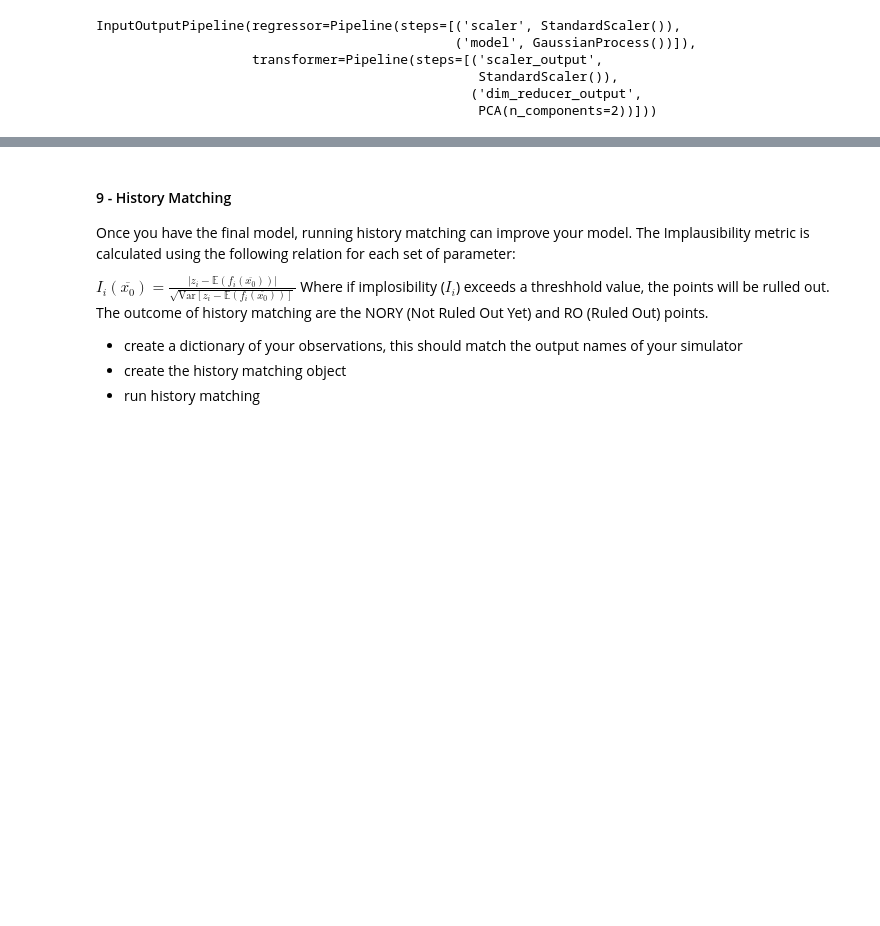
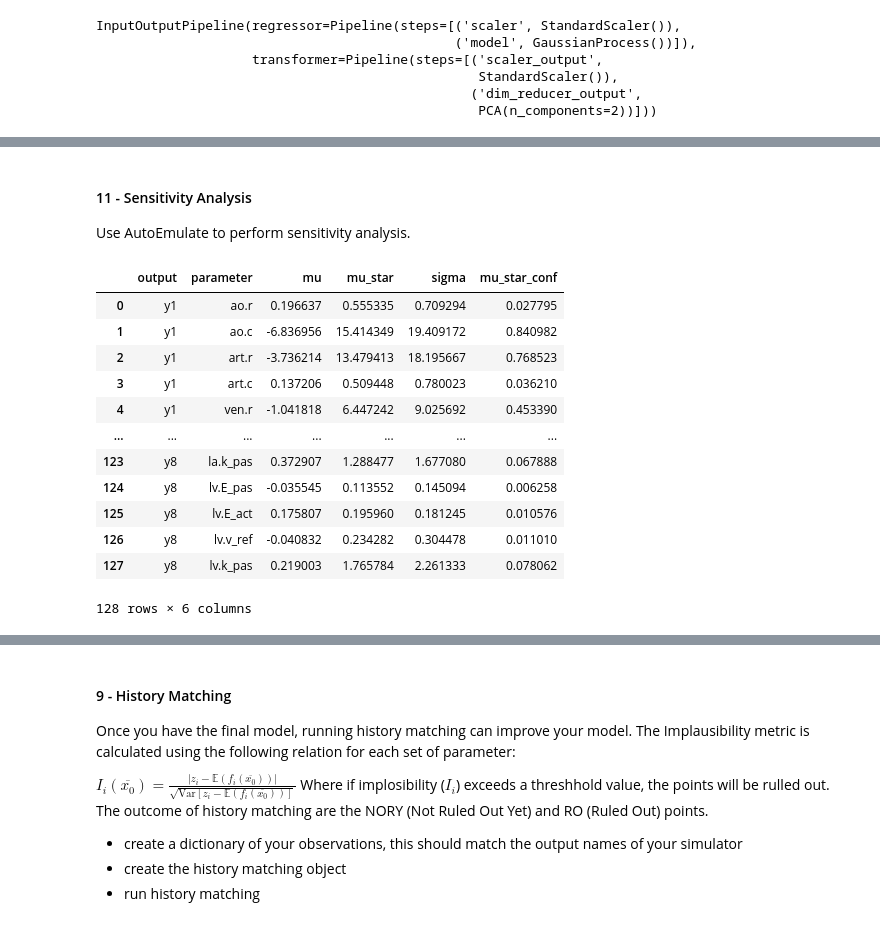
Before and after one commit to alan-turing-institute/autoemulate, a Jupyter notebook: docs/tutorials/07_AE_workflow.ipynb, the cells around one changed output, grey strips where cells are left out. Drawn from its saved outputs; the diff is of its cells as text; code cells hidden in the pictures; blank space fills up the shorter version.

```diff
--- a/docs/tutorials/07_AE_workflow.ipynb
+++ b/docs/tutorials/07_AE_workflow.ipynb
@@ -230,0 +217,3 @@ em.plot_eval(gp_final)
+# %% [markdown]
+#### 11 - Sensitivity Analysis
+Use AutoEmulate to perform sensitivity analysis.
@@ -230,0 +231,17 @@ em.plot_eval(gp_final)
+# %%
+si = em.sensitivity_analysis(problem=problem, method='morris')
+si
+# %% [output]
+|  | output | parameter | mu | mu_star | sigma | mu_star_conf |
+| 0 | y1 | ao.r | 0.196637 | 0.555335 | 0.709294 | 0.027795 |
+| 1 | y1 | ao.c | -6.836956 | 15.414349 | 19.409172 | 0.840982 |
+| 2 | y1 | art.r | -3.736214 | 13.479413 | 18.195667 | 0.768523 |
+| 3 | y1 | art.c | 0.137206 | 0.509448 | 0.780023 | 0.036210 |
+| 4 | y1 | ven.r | -1.041818 | 6.447242 | 9.025692 | 0.453390 |
+| ... | ... | ... | ... | ... | ... | ... |
+| 123 | y8 | la.k_pas | 0.372907 | 1.288477 | 1.677080 | 0.067888 |
+| 124 | y8 | lv.E_pas | -0.035545 | 0.113552 | 0.145094 | 0.006258 |
+| 125 | y8 | lv.E_act | 0.175807 | 0.195960 | 0.181245 | 0.010576 |
+| 126 | y8 | lv.v_ref | -0.040832 | 0.234282 | 0.304478 | 0.011010 |
+| 127 | y8 | lv.k_pas | 0.219003 | 1.765784 | 2.261333 | 0.078062 |
+128 rows × 6 columns
```
Also changed, not shown: parts of 18 cells of this notebook, 4 other files.
